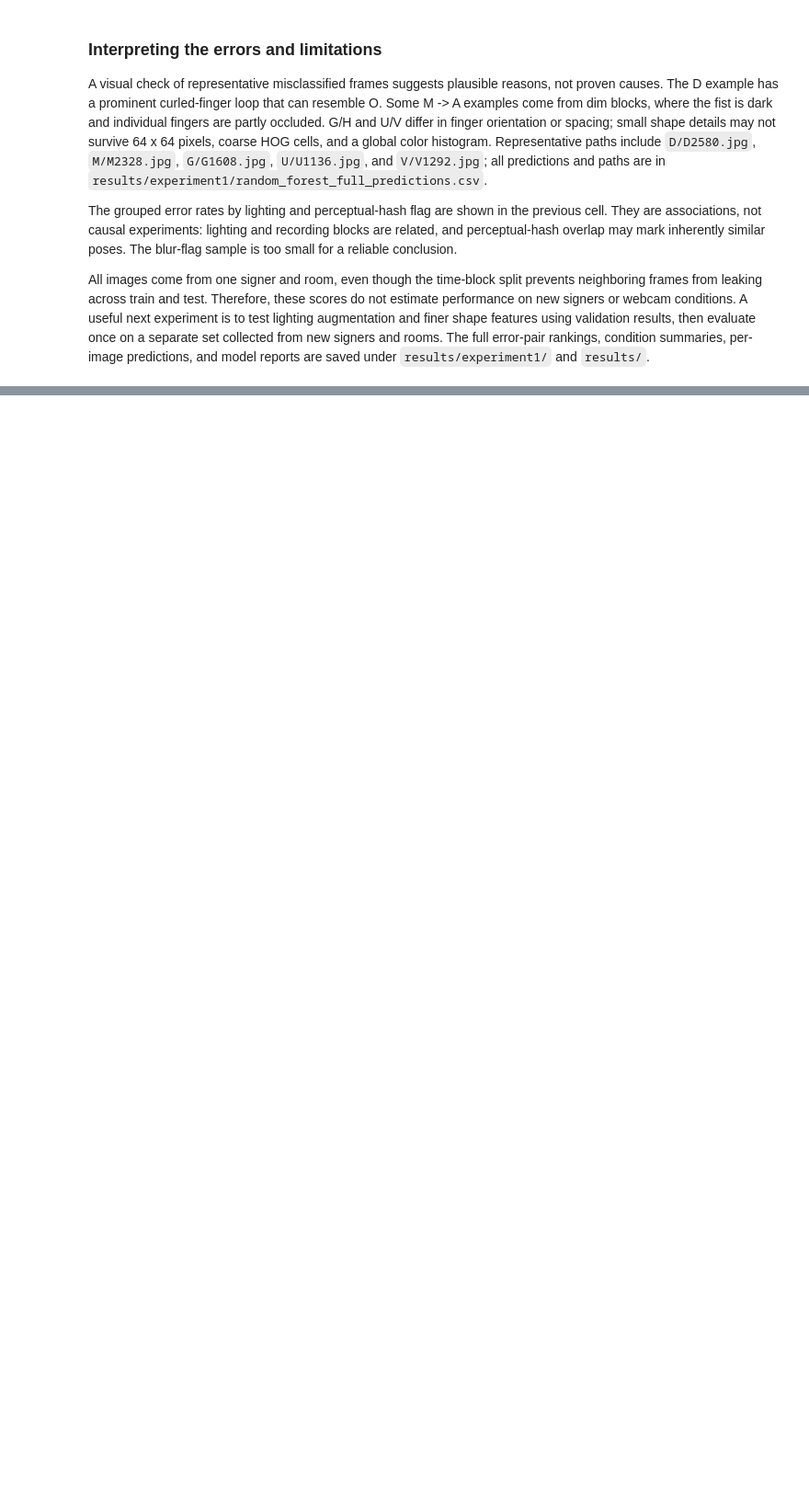
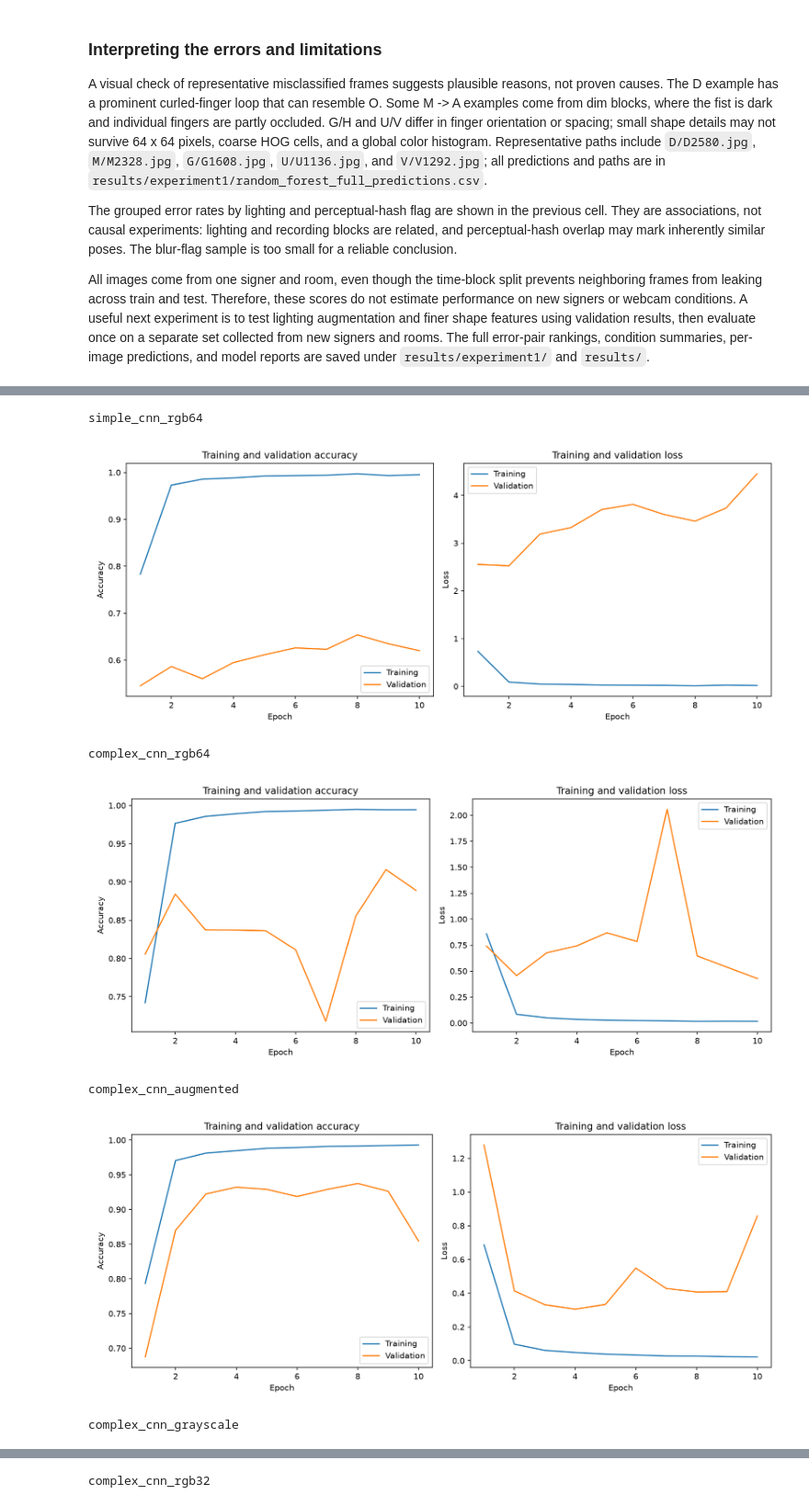
Before and after one commit to ananyaa-sutaria/ML-term-project, a Jupyter notebook: final_submission.ipynb, the cells around one changed output, grey strips where cells are left out. Shown at 92% size. Drawn from its saved outputs; the diff is of its cells as text; code cells hidden in the pictures; blank space fills up the shorter version.

```diff
--- a/final_submission.ipynb
+++ b/final_submission.ipynb
@@ -460,0 +753,17 @@ All images come from one signer and room, even though the time-block split preve
+# %%
+for run_id in comparison["run_id"]:
+    print(run_id.replace("experiment2_", ""))
+
+    display(Image(
+        filename=str(
+            ARTIFACT_DIR / f"{run_id}_training_curves.png"
+        )
+    ))
+# %% [output]
+simple_cnn_rgb64
+[figure, added]
+complex_cnn_rgb64
+[figure, added]
+complex_cnn_augmented
+[figure, added]
+complex_cnn_grayscale
@@ -460,0 +771 @@ All images come from one signer and room, even though the time-block split preve
+complex_cnn_rgb32
```
Also changed, not shown: parts of 10 cells of this notebook.
